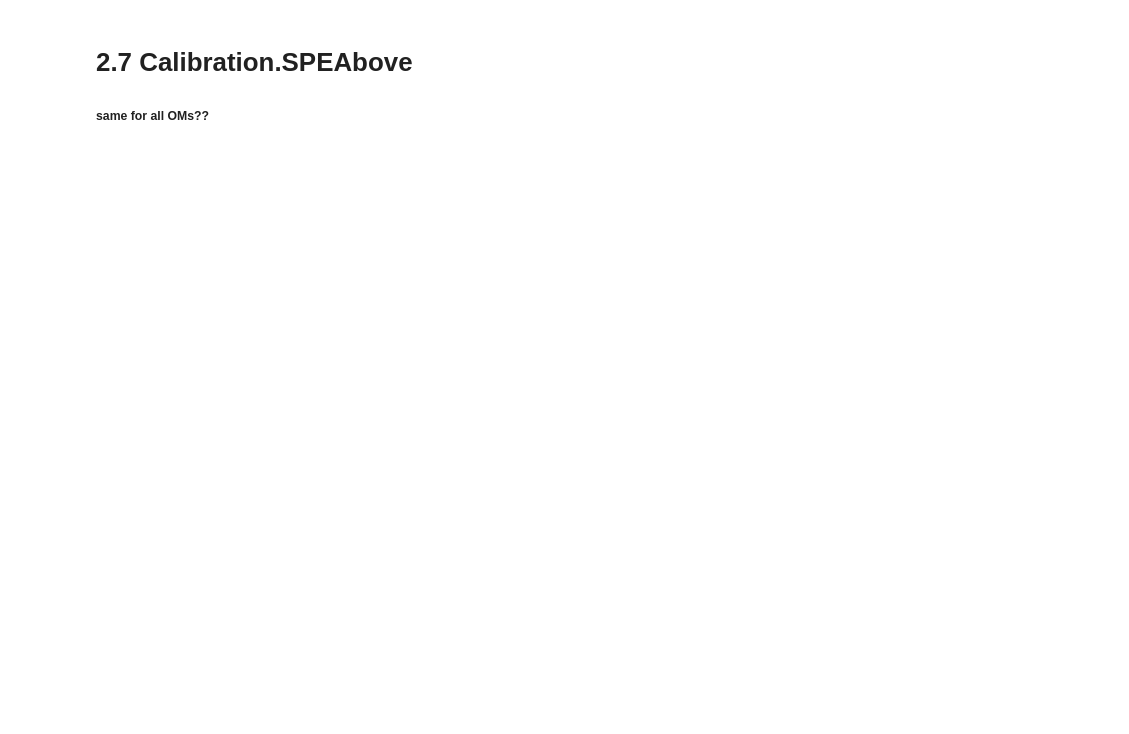
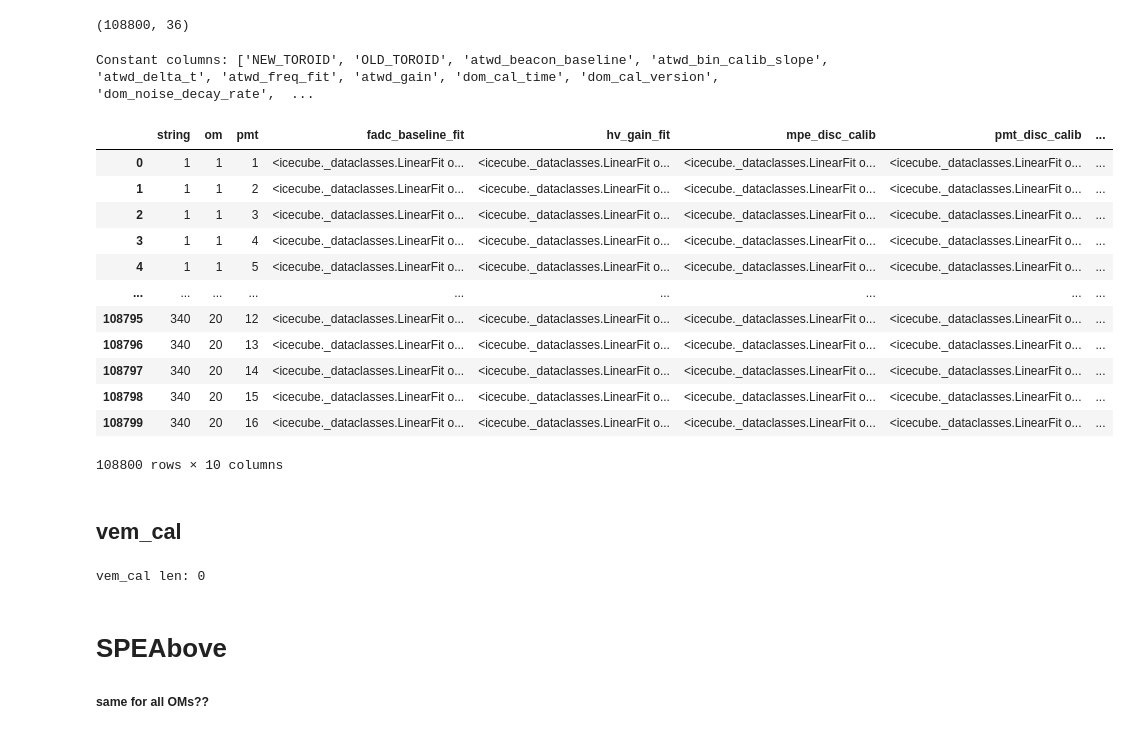
Before and after one commit to kubrabas/Graphnet-Applications, a Jupyter notebook: Playground/GCD/Calibration.ipynb, the cells around one changed output. Cells and saved outputs as stored; diff of their text form; code cells hidden in the pictures; blank space fills up the shorter version.

```diff
--- a/Playground/GCD/Calibration.ipynb
+++ b/Playground/GCD/Calibration.ipynb
@@ -202,0 +428,37 @@ vem_cal'a da bak
+# %%
+# full DOM calibration table using (almost) all attributes
+
+dom_cal = cal_obj.dom_cal
+
+# use one example calibration object to get attribute names
+sample_key = next(iter(dom_cal.keys()))
+sample_cal = dom_cal[sample_key]
+dom_attrs = [a for a in dir(sample_cal) if not a.startswith("_")]
+
+rows = []
+
+for omkey, cal in dom_cal.items():
+    row = {
+        "string": omkey.string,
+        "om": omkey.om,
+        "pmt": getattr(omkey, "pmt", None),
+    }
+
+    for name in dom_attrs:
+        v = getattr(cal, name)
+
+        # 1) methods / functions are not real data → skip
+        if callable(v):
+            continue
+
+        # 2) simple scalars: keep as is
+        if isinstance(v, (int, float, bool, str)):
+            row[name] = v
+        else:
+            # 3) more complex objects: store repr so we don't lose info
+            row[name] = repr(v)
+
+    rows.append(row)
+
+dom_cal_df = pd.DataFrame(rows)
+dom_cal_df.head()
@@ -202,0 +472,28 @@ vem_cal'a da bak
+# %%
+dom_cal_df.shape
+# %% [output]
+(108800, 36)
+# %%
+# columns that are identical for all DOMs
+const_cols = dom_cal_df.columns[dom_cal_df.nunique(dropna=False) == 1]
+print("Constant columns:", list(const_cols))
+# %% [output]
+Constant columns: ['NEW_TOROID', 'OLD_TOROID', 'atwd_beacon_baseline', 'atwd_bin_calib_slope', 'atwd_delta_t', 'atwd_freq_fit', 'atwd_gain', 'dom_cal_time', 'dom_cal_version', 'dom_noise_decay_rate',  ...
+# %%
+
+dom_cal_df = dom_cal_df.drop(columns=const_cols)
+dom_cal_df
+# %% [output]
+|  | string | om | pmt | fadc_baseline_fit | hv_gain_fit | mpe_disc_calib | pmt_disc_calib | ... |
+| 0 | 1 | 1 | 1 | <icecube._dataclasses.LinearFit o... | <icecube._dataclasses.LinearFit o... | <icecube._dataclasses.LinearFit o... | <icecube._dataclasses.LinearFit o... | ... |
+| 1 | 1 | 1 | 2 | <icecube._dataclasses.LinearFit o... | <icecube._dataclasses.LinearFit o... | <icecube._dataclasses.LinearFit o... | <icecube._dataclasses.LinearFit o... | ... |
+| 2 | 1 | 1 | 3 | <icecube._dataclasses.LinearFit o... | <icecube._dataclasses.LinearFit o... | <icecube._dataclasses.LinearFit o... | <icecube._dataclasses.LinearFit o... | ... |
+| 3 | 1 | 1 | 4 | <icecube._dataclasses.LinearFit o... | <icecube._dataclasses.LinearFit o... | <icecube._dataclasses.LinearFit o... | <icecube._dataclasses.LinearFit o... | ... |
+| 4 | 1 | 1 | 5 | <icecube._dataclasses.LinearFit o... | <icecube._dataclasses.LinearFit o... | <icecube._dataclasses.LinearFit o... | <icecube._dataclasses.LinearFit o... | ... |
+| ... | ... | ... | ... | ... | ... | ... | ... | ... |
+| 108795 | 340 | 20 | 12 | <icecube._dataclasses.LinearFit o... | <icecube._dataclasses.LinearFit o... | <icecube._dataclasses.LinearFit o... | <icecube._dataclasses.LinearFit o... | ... |
+| 108796 | 340 | 20 | 13 | <icecube._dataclasses.LinearFit o... | <icecube._dataclasses.LinearFit o... | <icecube._dataclasses.LinearFit o... | <icecube._dataclasses.LinearFit o... | ... |
+| 108797 | 340 | 20 | 14 | <icecube._dataclasses.LinearFit o... | <icecube._dataclasses.LinearFit o... | <icecube._dataclasses.LinearFit o... | <icecube._dataclasses.LinearFit o... | ... |
+| 108798 | 340 | 20 | 15 | <icecube._dataclasses.LinearFit o... | <icecube._dataclasses.LinearFit o... | <icecube._dataclasses.LinearFit o... | <icecube._dataclasses.LinearFit o... | ... |
+| 108799 | 340 | 20 | 16 | <icecube._dataclasses.LinearFit o... | <icecube._dataclasses.LinearFit o... | <icecube._dataclasses.LinearFit o... | <icecube._dataclasses.LinearFit o... | ... |
+108800 rows × 10 columns
@@ -203,4 +502,10 @@ vem_cal'a da bak
+# %% [markdown]
+## vem_cal
+# %%
+print("vem_cal len:", len(cal_obj.vem_cal))
+# %% [output]
+vem_cal len: 0
 # %% [markdown]
-# 2.7 Calibration.SPEAbove
+# SPEAbove
 ##### same for all OMs??
 # %%
```
Also changed, not shown: parts of 64 cells of this notebook, 3 other files.
